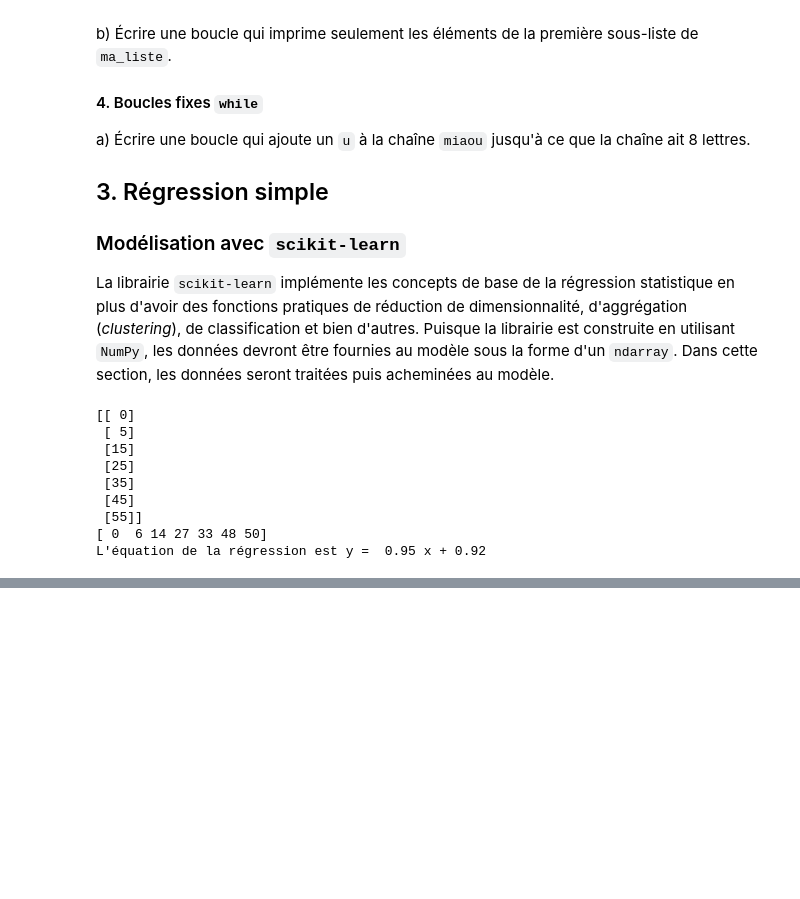
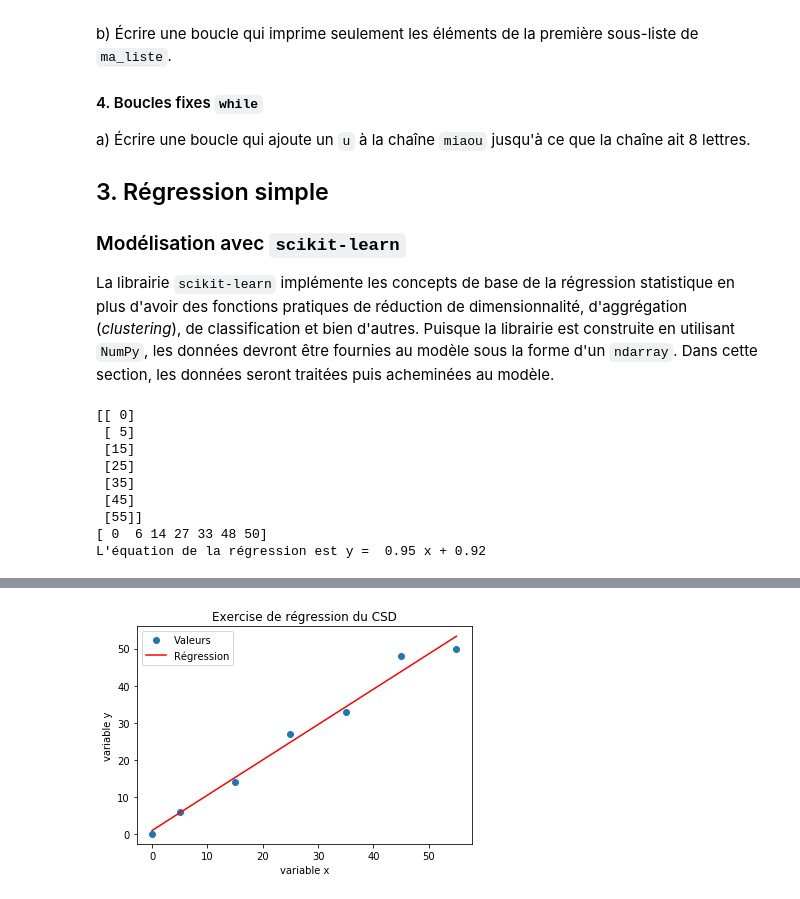
Before and after one commit to csdschec/education, a Jupyter notebook: python/Python 2 - Notes de cours.ipynb, the cells around one changed output, grey strips where cells are left out. Saved outputs shown, nothing was run; the diff lists cells and outputs as text; code cells hidden in the pictures; blank space fills up the shorter version.

```diff
--- a/python/Python 2 - Notes de cours.ipynb
+++ b/python/Python 2 - Notes de cours.ipynb
@@ -207,0 +204,11 @@
+# %%
+import matplotlib.pyplot as plt
+plt.plot(x, y, 'o') # ajout des points
+plt.plot(x, y_pred, '-r') # ajout de la prédiction (régression)
+plt.title('Exercise de régression du CSD') # ajout du titre
+plt.xlabel('variable x') # ajout du titre de l'axe des x
+plt.ylabel('variable y') # ajout du titre de l'axe des y
+plt.legend(['Valeurs', 'Régression']) # ajout d'une légende
+plt.show()
+# %% [output]
+[figure, added]
```
Also changed, not shown: parts of 6 cells of this notebook, 1 other file.
